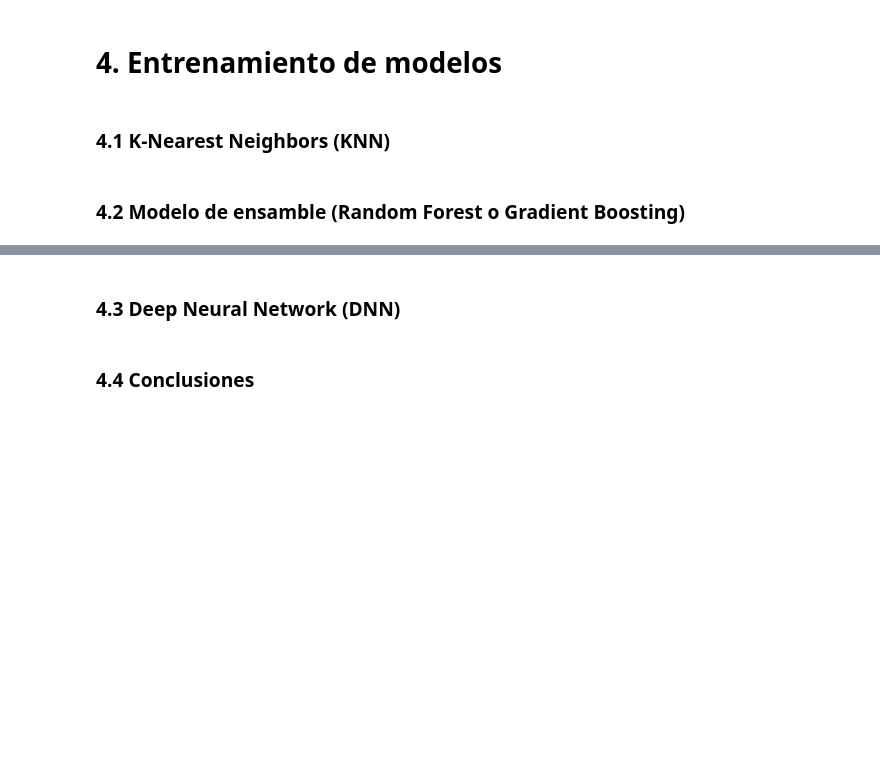
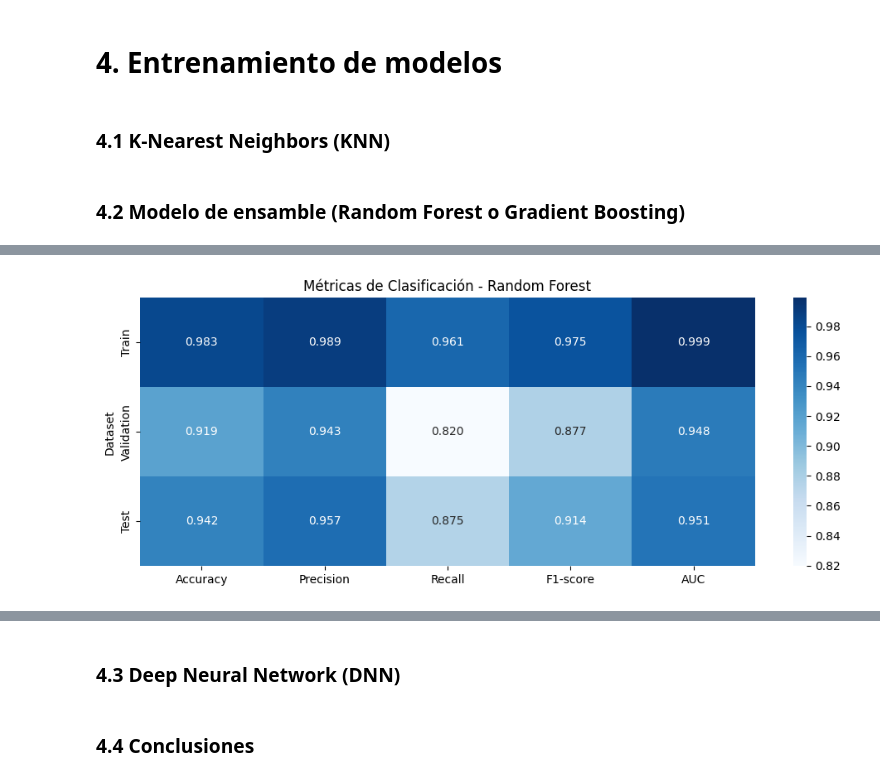
Before and after one commit to Bosnape/Alzheimer-Classification-ML, a Jupyter notebook: alzheimer_ml_analysis.ipynb, the cells around one changed output, grey strips where cells are left out. Saved outputs shown, nothing was run; the diff lists cells and outputs as text; code cells hidden in the pictures; blank space fills up the shorter version.

```diff
--- a/alzheimer_ml_analysis.ipynb
+++ b/alzheimer_ml_analysis.ipynb
@@ -410,0 +495,13 @@ preprocessor = Pipeline(
+# %%
+# Análisis de importancia de características
+feature_importance = rf.best_estimator_.named_steps['classifier'].feature_importances_
+feature_names = X_train.columns
+
+# Crear DataFrame con importancia de características
+importance_df = pd.DataFrame({
+    'feature': feature_names,
+    'importance': feature_importance
+}).sort_values('importance', ascending=False)
+
+print("Top 10 características más importantes:")
+print(importance_df.head(10))
@@ -410,0 +521,77 @@ preprocessor = Pipeline(
+# %%
+# ============================================================
+# ANÁLISIS DE RESULTADOS DEL RANDOM FOREST
+# ============================================================
+
+print("=== ANÁLISIS DE RESULTADOS DEL RANDOM FOREST ===\n")
+
+# 1. Hiperparámetros óptimos
+print("1. HIPERPARÁMETROS ÓPTIMOS:")
+print(f"   - n_estimators: {rf.best_params_['classifier__n_estimators']}")
+print(f"   - max_depth: {rf.best_params_['classifier__max_depth']}")
+print(f"   - min_samples_leaf: {rf.best_params_['classifier__min_samples_leaf']}")
+print(f"   - Score de validación cruzada (F1): {rf.best_score_:.4f}\n")
+
+# 2. Rendimiento del modelo (Accuracy + F1)
+print("2. RENDIMIENTO DEL MODELO:")
+print(f"   - Accuracy en entrenamiento: {rf.score(X_train, y_train):.4f}")
+print(f"   - Accuracy en validación:   {rf.score(X_val, y_val):.4f}")
+print(f"   - Accuracy en prueba:       {rf.score(X_test, y_test):.4f}")
+print(f"   - F1-score en prueba: "
+      f"{f1_score(y_test, rf.predict(X_test), average='macro'):.4f}\n")
+
+# 3. Importancia de características
+print("3. CARACTERÍSTICAS MÁS IMPORTANTES:")
+print("   Las 5 características más importantes son:")
+for i, (_, row) in enumerate(importance_df.head(5).iterrows(), 1):
+    print(f"   {i}. {row['feature']}: {row['importance']:.4f}")
+
+# ------------------------------------------------------------
+# Función para evaluación detallada
+# ------------------------------------------------------------
+def evaluate_classification(model, X, y, name="Dataset"):
+    y_pred = model.predict(X)
+    y_pred_proba = model.predict_proba(X)[:, 1]  # para AUC
+
+    return {
+        "Dataset": name,
+        "Accuracy": accuracy_score(y, y_pred),
+        "Precision": precision_score(y, y_pred, zero_division=0),
+        "Recall": recall_score(y, y_pred, zero_division=0),
+        "F1-score": f1_score(y, y_pred, zero_division=0),
+        "AUC": roc_auc_score(y, y_pred_proba)
+    }
+
+# 4. Evaluación en train, val y test
+results = []
+results.append(evaluate_classification(rf, X_train, y_train, "Train"))
+results.append(evaluate_classification(rf, X_val, y_val, "Validation"))
+results.append(evaluate_classification(rf, X_test, y_test, "Test"))
+
+results_df = pd.DataFrame(results)
+
+print("\n4. TABLA COMPARATIVA DE MÉTRICAS:")
+
+# Visualización de métricas
+plt.figure(figsize=(10, 4))
+sns.heatmap(results_df.set_index("Dataset"), annot=True, cmap="Blues", fmt=".3f")
+plt.title("Métricas de Clasificación - Random Forest")
+plt.tight_layout()
+plt.show()
+
+# 5. Observaciones automáticas
+print("\n5. OBSERVACIONES:")
+if rf.score(X_test, y_test) > 0.85:
+    print("   - El modelo muestra un buen rendimiento general (>85% accuracy).")
+else:
+    print("   - El modelo podría beneficiarse de más ajustes o más datos.")
+
+gap = rf.score(X_train, y_train) - rf.score(X_test, y_test)
+if gap > 0.05:
+    print(f"   - Se observa cierto overfitting (diferencia de {gap:.2%} entre train y test).")
+else:
+    print("   - El modelo generaliza bien (bajo overfitting).")
+
+print("   - Las características más importantes coinciden con el análisis EDA")
+print("     (FunctionalAssessment, ADL, MemoryComplaints, MMSE, etc.)")
+# %% [output]
@@ -410,0 +615 @@ preprocessor = Pipeline(
+[figure, added]
```
Also changed, not shown: parts of 12 cells of this notebook, 1 other file.
